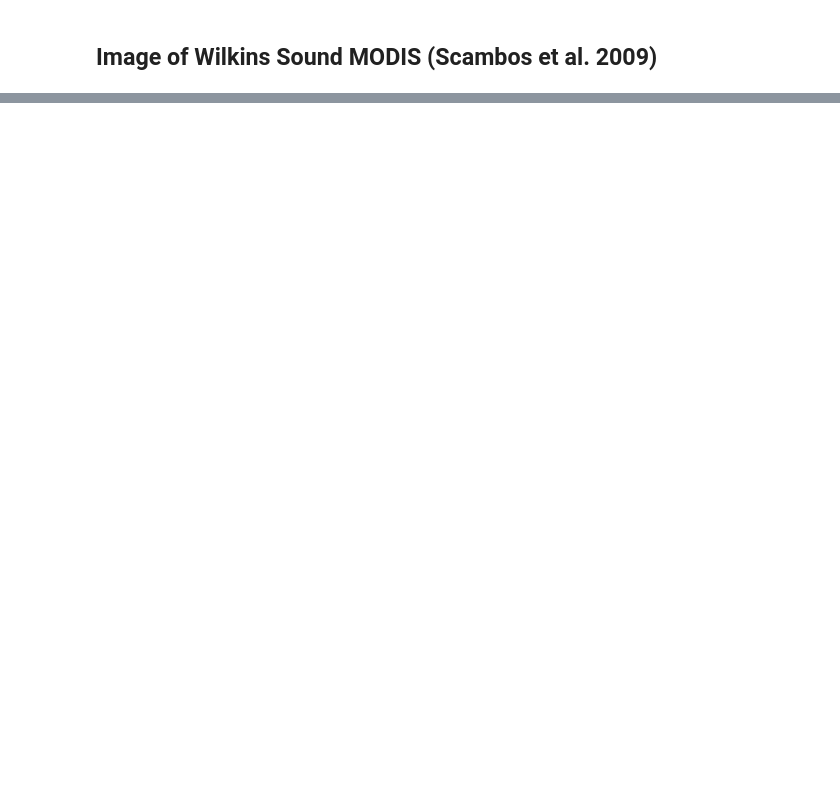
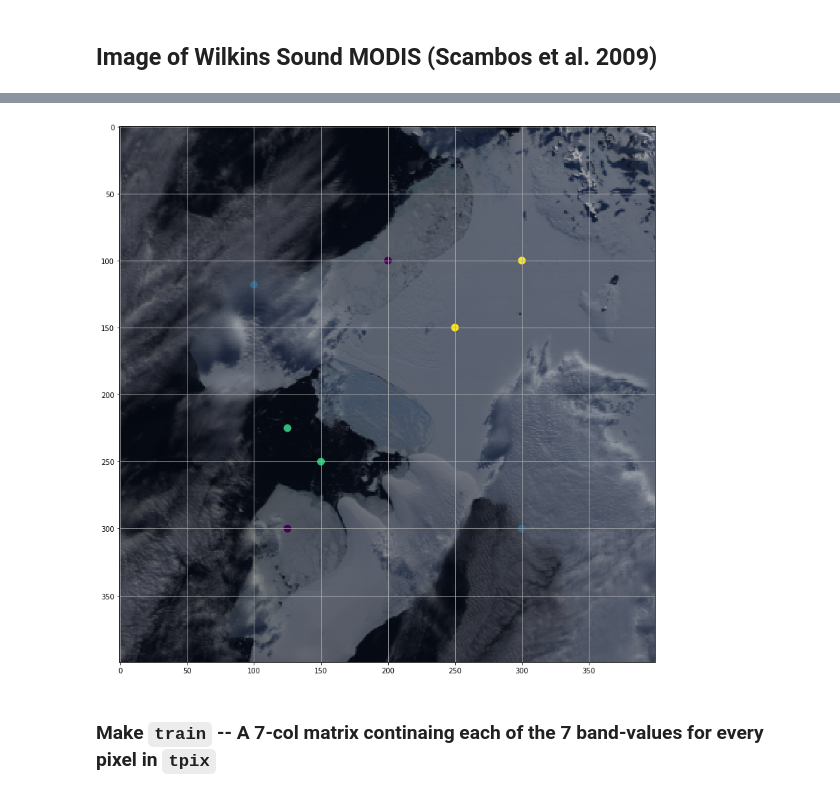
Before and after one commit to moonlimb/sio236-remote-sensing, a Jupyter notebook: lab6/Limb_Moon_lab6.ipynb, the cells around one changed output, grey strips where cells are left out. Cells and saved outputs as stored; diff of their text form; code cells hidden in the pictures; blank space fills up the shorter version.

Commit message:
Remove old lab6.ipynb, add correct one to lab6 dir

```diff
--- a/lab6/Limb_Moon_lab6.ipynb
+++ b/lab6/Limb_Moon_lab6.ipynb
@@ -59,0 +173,8 @@ Reshape class and misfit back into matrices `nx x ny`
+# %%
+# (x, y, group_num)
+
+# Format: `row col group_num; row col group_num; ...'
+# create matrix of 3 columns and 8 rows (2 per each group)
+tpix = np.array(
+    np.matrix('125 300 1; 200 100 1; 300 300 2; 100 118 2;'+
+        '150 250 3; 125 225 3; 250 150 4; 300 100 4'))
@@ -59,0 +192,19 @@ Reshape class and misfit back into matrices `nx x ny`
+# %%
+xs = tpix[:,0]
+ys = tpix[:,1]
+# %%
+plt.close()
+plt.figure(figsize=(14, 14))
+
+# Add RGB image
+plt.imshow(rgb_image, cmap=plt.cm.gray)
+plt.grid()
+
+# Validation: plot training pixel points on the plot to confirm
+# x and y pixel coordinates are grouped correctly
+plt.scatter(xs, ys, c=tpix[:,2], s=100)
+plt.show()
+# %% [output]
+[figure, added]
+# %% [markdown]
+### Make `train` --  A 7-col matrix continaing each of the 7 band-values for every pixel in `tpix`
```
Also changed, not shown: parts of 26 cells of this notebook.
